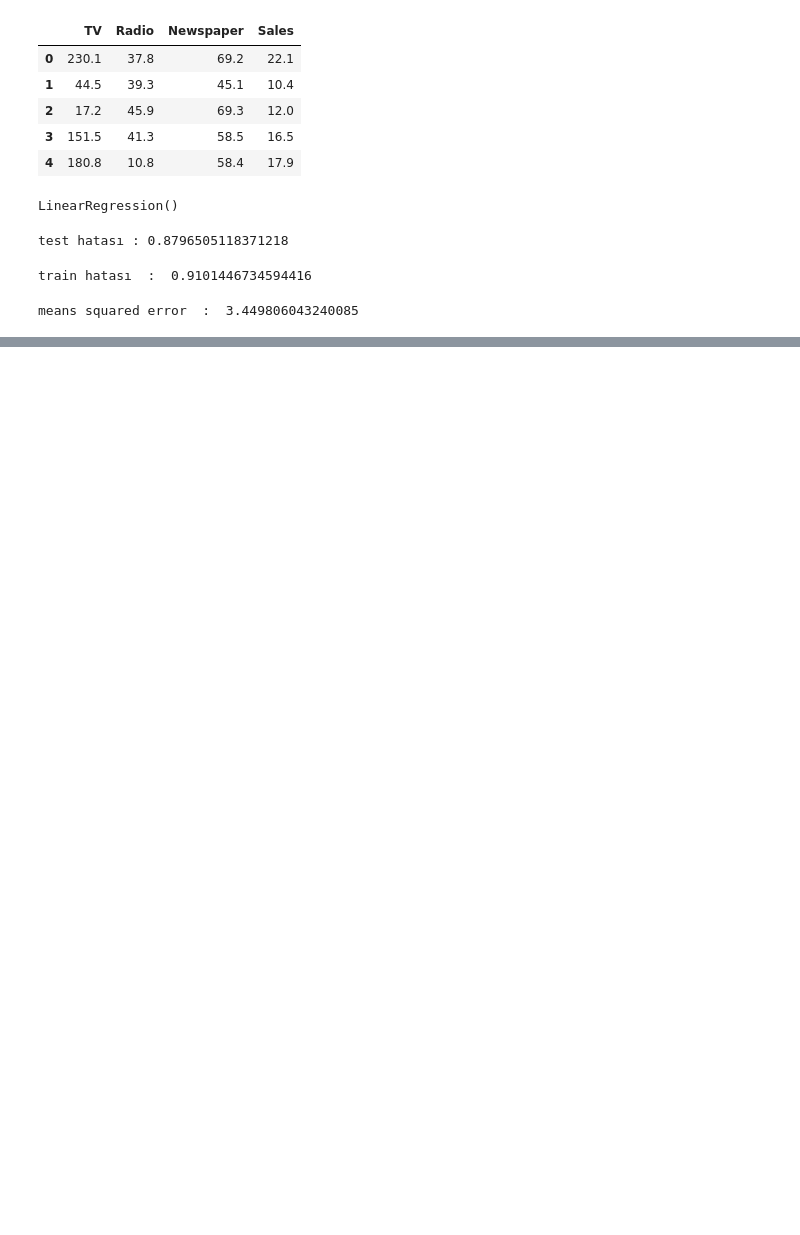
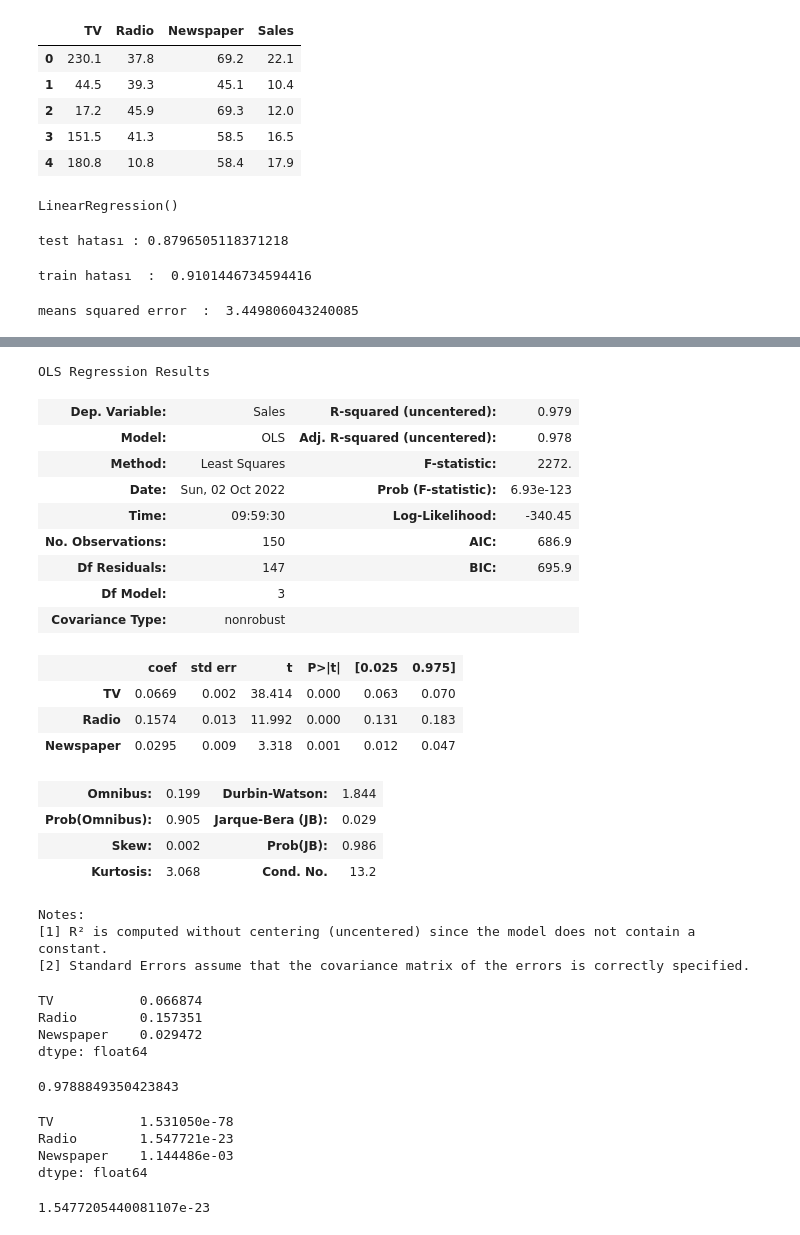
Before and after one commit to 377Harun/BirliktelikAnaliziApi, a Jupyter notebook: googlecolabJupyterNoteBook.ipynb, the cells around one changed output, grey strips where cells are left out. Saved outputs shown, nothing was run; the diff lists cells and outputs as text; code cells hidden in the pictures; blank space fills up the shorter version.

```diff
--- a/googlecolabJupyterNoteBook.ipynb
+++ b/googlecolabJupyterNoteBook.ipynb
@@ -50,0 +60,27 @@ means squared error  :  3.449806043240085
+# %%
+import statsmodels.api as sm
+SMmodel = sm.OLS(train_y , train_x)
+sonuc = SMmodel.fit()
+sonuc.summary()
+# %% [output]
+OLS Regression Results
+| Dep. Variable: | Sales | R-squared (uncentered): | 0.979 |
+| Model: | OLS | Adj. R-squared (uncentered): | 0.978 |
+| Method: | Least Squares | F-statistic: | 2272. |
+| Date: | Sun, 02 Oct 2022 | Prob (F-statistic): | 6.93e-123 |
+| Time: | 09:59:30 | Log-Likelihood: | -340.45 |
+| No. Observations: | 150 | AIC: | 686.9 |
+| Df Residuals: | 147 | BIC: | 695.9 |
+| Df Model: | 3 |  |  |
+| Covariance Type: | nonrobust |  |  |
+|  | coef | std err | t | P>|t| | [0.025 | 0.975] |
+| TV | 0.0669 | 0.002 | 38.414 | 0.000 | 0.063 | 0.070 |
+| Radio | 0.1574 | 0.013 | 11.992 | 0.000 | 0.131 | 0.183 |
+| Newspaper | 0.0295 | 0.009 | 3.318 | 0.001 | 0.012 | 0.047 |
+| Omnibus: | 0.199 | Durbin-Watson: | 1.844 |
+| Prob(Omnibus): | 0.905 | Jarque-Bera (JB): | 0.029 |
+| Skew: | 0.002 | Prob(JB): | 0.986 |
+| Kurtosis: | 3.068 | Cond. No. | 13.2 |
+Notes:
+[1] R² is computed without centering (uncentered) since the model does not contain a constant.
+[2] Standard Errors assume that the covariance matrix of the errors is correctly specified.
@@ -50,0 +89,24 @@ means squared error  :  3.449806043240085
+# %%
+sonuc.params
+# %% [output]
+TV           0.066874
+Radio        0.157351
+Newspaper    0.029472
+dtype: float64
+# %%
+sonuc.rsquared
+# %% [output]
+0.9788849350423843
+# %%
+sonuc.pvalues
+# %% [output]
+TV           1.531050e-78
+Radio        1.547721e-23
+Newspaper    1.144486e-03
+dtype: float64
+# %%
+sonuc.pvalues["TV"]
+sonuc.pvalues["Radio"]
+sonuc.pvalues[sonuc.pvalues.index.str.contains("New")]
+# %% [output]
+1.5477205440081107e-23
```
Also changed, not shown: parts of 6 cells of this notebook.
